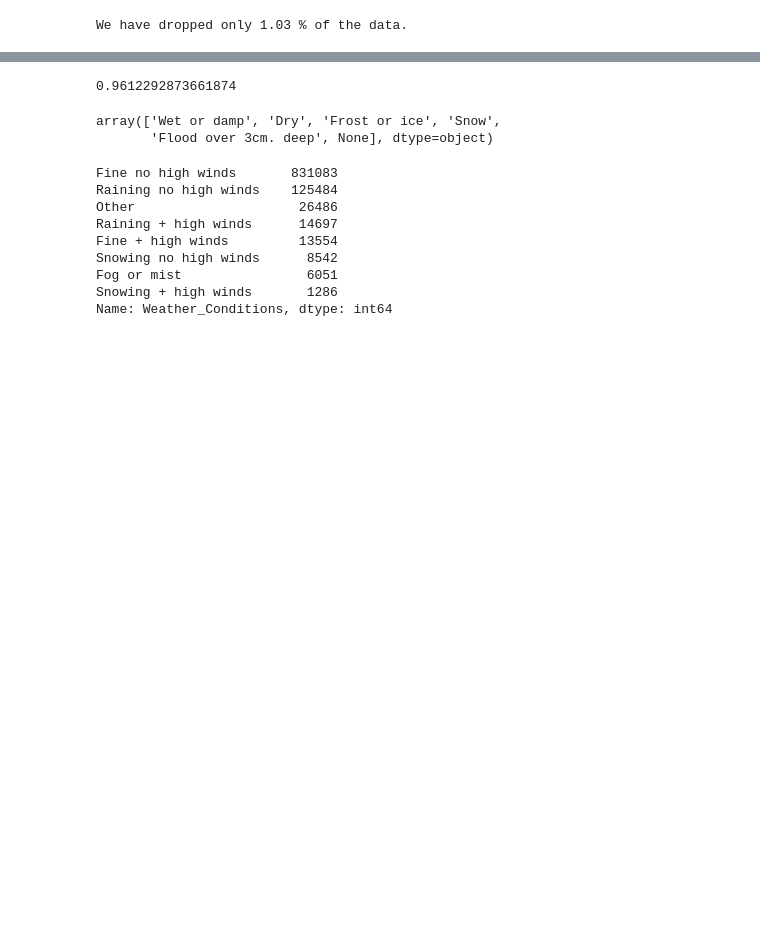
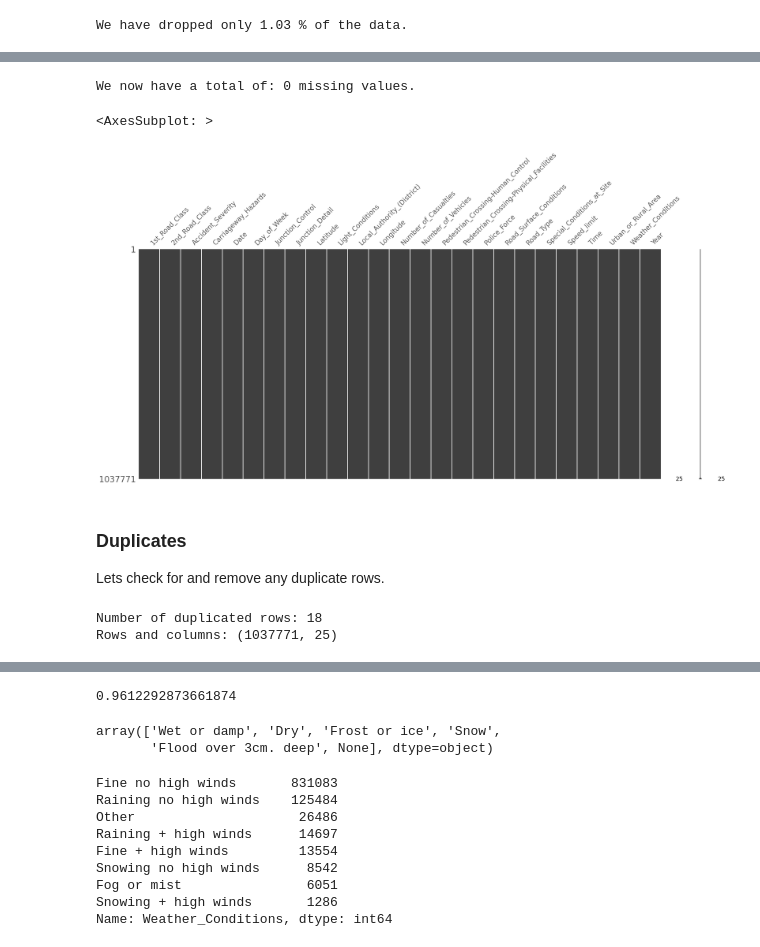
Before and after one commit to kmedri/-Omdena_Predicting_RTC_Severity_main, a Jupyter notebook: Group_1_Predicting_RTC_Severity/Predicting_RTC_Severity.ipynb, the cells around one changed output, grey strips where cells are left out. Saved outputs shown, nothing was run; the diff lists cells and outputs as text; code cells hidden in the pictures; blank space fills up the shorter version.

```diff
--- a/Group_1_Predicting_RTC_Severity/Predicting_RTC_Severity.ipynb
+++ b/Group_1_Predicting_RTC_Severity/Predicting_RTC_Severity.ipynb
@@ -520,0 +500,21 @@ df_accident[cols_upto_3].sample(5)
+# %%
+df_accident = df_drop
+# %%
+print('We now have a total of:', sum(df_accident.isnull().sum().sort_values(ascending=False)), 'missing values.')
+# %% [output]
+We now have a total of: 0 missing values.
+# %%
+msno.matrix(df_accident)
+# %% [output]
+<AxesSubplot: >
+[figure, added]
+# %% [markdown]
+### Duplicates
+Lets check for and remove any duplicate rows.
+# %%
+# Number of duplicated rows
+print(f'Number of duplicated rows:', df_accident.duplicated().sum())
+print(f'Rows and columns:', df_accident.shape)
+# %% [output]
+Number of duplicated rows: 18
+Rows and columns: (1037771, 25)
```
Also changed, not shown: parts of 36 cells of this notebook, 1 other file.
